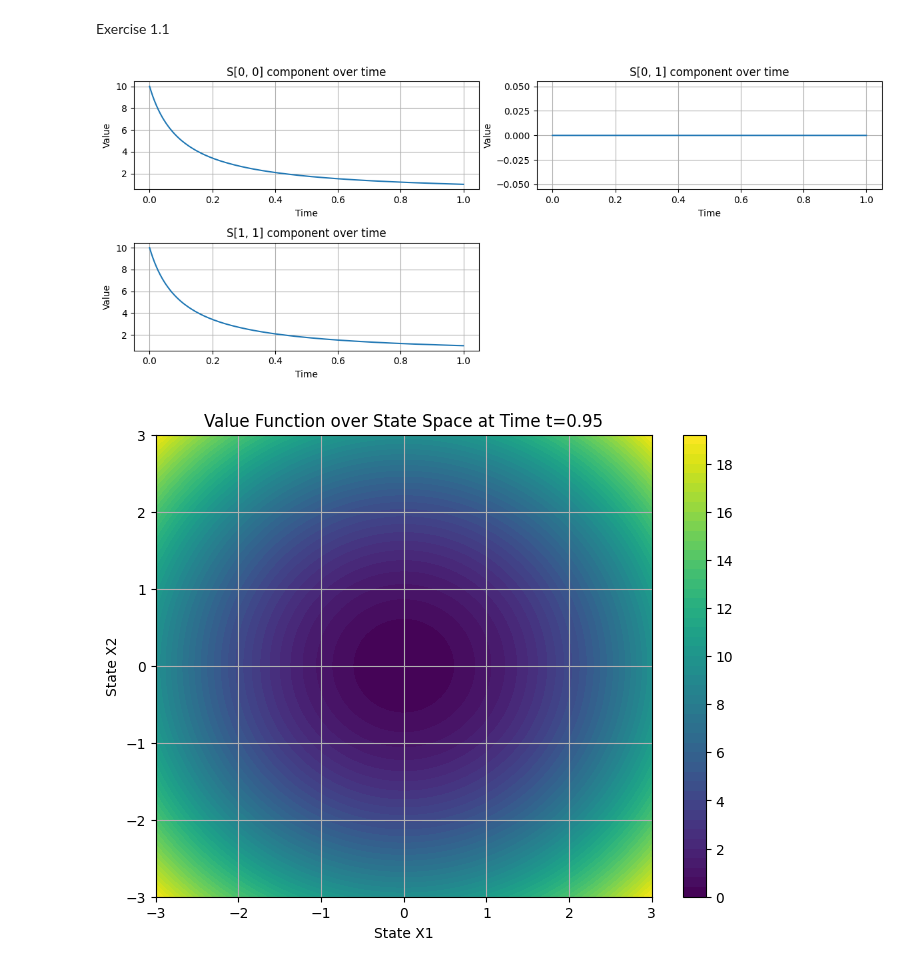
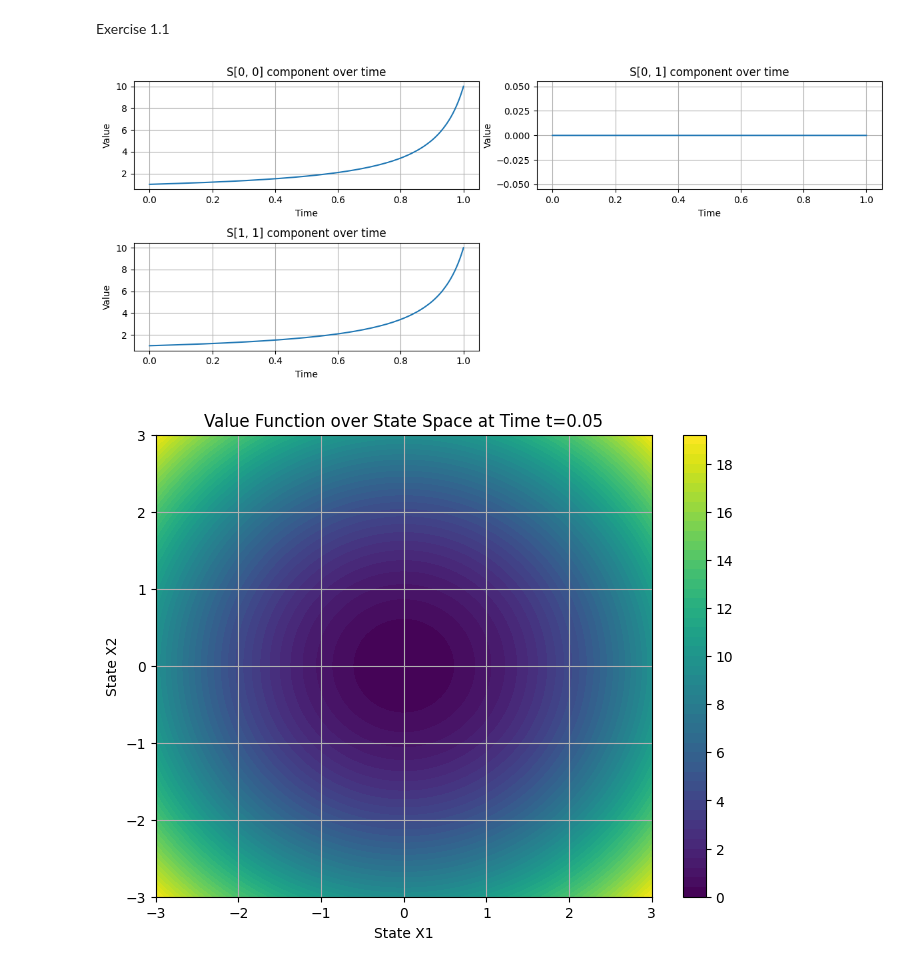
Before and after one commit to Kian-P/SCDAA, a Jupyter notebook: SCDAA-CW.ipynb, the cells around one changed output. Drawn from its saved outputs; the diff is of its cells as text; code cells hidden in the pictures.

```diff
--- a/SCDAA-CW.ipynb
+++ b/SCDAA-CW.ipynb
@@ -46,7 +46,7 @@ class LQRProblem:
             rtol=rtol,
             method='Radau'  # This is a common choice for stiff ODEs
         )
-        self.S_solution = sol.y.reshape(2, 2, len(time_grid))
+        self.S_solution = sol.y.reshape(2, 2, len(time_grid))[:, :, ::-1]
         self.time_solution = sol.t[::-1]
         return self.S_solution, self.time_solution
 
@@ -61,7 +61,7 @@ class LQRProblem:
 
         # Convert all relevant data to PyTorch tensors
         sigma_tensor = torch.tensor(self.sigma, dtype=torch.float32)
-        S_tensor = torch.tensor(self.S_solution, dtype=torch.float32)
+        S_tensor = torch.tensor(self.S_solution.copy(), dtype=torch.float32)
         solution_time = torch.tensor(self.time_solution.copy(), dtype=torch.float32)
         dt = solution_time[1] - solution_time[0]
 
@@ -106,7 +106,7 @@ class LQRProblem:
 
         # Find the index corresponding to the nearest time point in the time grid
         solution_time = torch.tensor(self.time_solution.copy(), dtype=torch.float32)
-        S_tensor = torch.tensor(self.S_solution, dtype=torch.float32)
+        S_tensor = torch.tensor(self.S_solution.copy(), dtype=torch.float32)
 
         # Ensure t_tensor is 2D for broadcasting
         t_tensor = t_tensor.unsqueeze(1)
@@ -132,7 +132,7 @@ class LQRProblem:
 # Example matrices (to be replaced with actual problem data)
 H = np.array([[1, 0], [0, 1]]) * 0.1
 M = np.array([[1, 0], [0, 1]])
-sigma = np.array([[0.1, 0], [0, 0.1]]) * 0.001
+sigma = np.array([[1, 0], [0, 1]]) * 0#0.001
 C = np.array([[0, 0], [0, 0]])
 D = np.array([[1, 0], [0, 1]])
 R = np.array([[1, 0], [0, 1]]) * 10
@@ -154,34 +154,34 @@ plt.figure(figsize=(12, 5))
 
 # Plot for S[0, 0]
 plt.subplot(2, 2, 1)
 plt.plot(time_solution, S_solution[0, 0, :], label='S[0, 0]')
 plt.xlabel('Time')
 plt.ylabel('Value')
 plt.title('S[0, 0] component over time')
 plt.grid(True)
 
 # Plot for S[0, 1]
 plt.subplot(2, 2, 2)
 plt.plot(time_solution, S_solution[0, 1, :], label='S[0, 1]')
 plt.xlabel('Time')
 plt.ylabel('Value')
 plt.title('S[0, 1] component over time')
 plt.grid(True)
 
 # Since S is symmetric, S[1, 0] should be the same as S[0, 1]
 # Plot for S[1, 1]
 plt.subplot(2, 2, 3)
 plt.plot(time_solution, S_solution[1, 1, :], label='S[1, 1]')
 plt.xlabel('Time')
 plt.ylabel('Value')
 plt.title('S[1, 1] component over time')
 plt.grid(True)
 
 # Show the plots
 plt.tight_layout()
 plt.show()
 # %% [output]
-[figure, old version]
+[figure, new version]
 # %%
 # Solve the Riccati ODE using the given time grid
 lqr_problem.solve_riccati_ode(time_grid)
```
Also changed, not shown: parts of 5 cells of this notebook.
